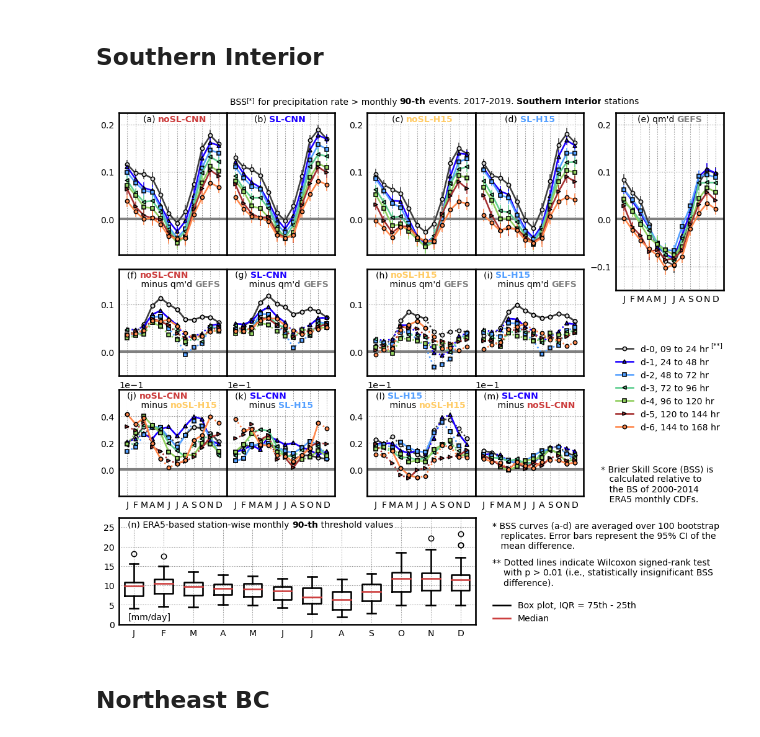
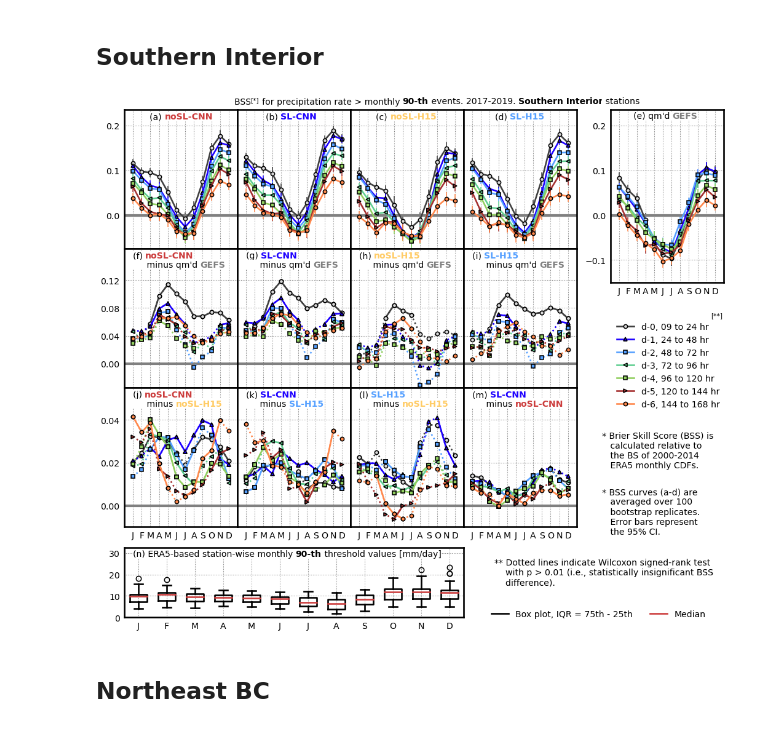
Before and after one commit to yingkaisha/rainbow, a Jupyter notebook: publish/PLOT_BSS_BCH.ipynb, the cells around one changed output. Cells and saved outputs as stored; diff of their text form; code cells hidden in the pictures.

Commit message:
improving figure axis.

```diff
--- a/publish/PLOT_BSS_BCH.ipynb
+++ b/publish/PLOT_BSS_BCH.ipynb
@@ -660,18 +654,18 @@ BSS_std_dict = np.load(save_dir+'BSS_BCH_std_loc1.npy', allow_pickle=True)[()]
 BSS_wilcox = np.load(save_dir+'BSS_BCH_wilcox_loc1.npy', allow_pickle=True)[()]
 # %%
 # 1st row
-YLIM0 = [-0.075, 0.225]
-YLIM1 = [-0.075, 0.225]
+YLIM0 = [-0.075, 0.235]
+YLIM1 = [-0.075, 0.235]
 YLIM = YLIM1
-YLIM_gfs = [-0.15, 0.225]
+YLIM_gfs = [-0.15, 0.235]
 
 # 2nd row
-YLIM_diff00 = [-0.05, 0.175]
-YLIM_diff01 = [-0.05, 0.175]
+YLIM_diff00 = [-0.035, 0.165]
+YLIM_diff01 = [-0.035, 0.165]
 
 # 3rd row
-YLIM_diff1 = [-0.02, 0.06]
-YLIM_diff2 = [-0.02, 0.06]
+YLIM_diff1 = [-0.01, 0.055]
+YLIM_diff2 = [-0.01, 0.055]
 
 labels = ['d-0, 09 to 24 hr',
           'd-1, 24 to 48 hr',
@@ -681,16 +675,16 @@ labels = ['d-0, 09 to 24 hr',
           'd-5, 120 to 144 hr',
           'd-6, 144 to 168 hr']
 
-h_ratio = np.array([1, 0.1, 0.75, 0.1, 0.75, 0.15, 0.75])
-w_ratio = np.array([1, 1, 0.3, 1, 1, 0.3, 1])
+h_ratio = np.array([1, 1, 1, 0.15, 0.5])
+w_ratio = np.array([1, 1, 1, 1, 0.3, 1])
 
 fig = plt.figure(figsize=(13, 11), dpi=dpi_)
-gs = gridspec.GridSpec(7, 7, height_ratios=h_ratio, width_ratios=w_ratio)
+gs = gridspec.GridSpec(5, 6, height_ratios=h_ratio, width_ratios=w_ratio)
 
-ax00 = plt.subplot(gs[0, 0]); ax01 = plt.subplot(gs[0, 1]); ax02 = plt.subplot(gs[0, 3]); ax03 = plt.subplot(gs[0, 4]);
-ax10 = plt.subplot(gs[2, 0]); ax11 = plt.subplot(gs[2, 1]); ax12 = plt.subplot(gs[2, 3]); ax13 = plt.subplot(gs[2, 4]);
-ax20 = plt.subplot(gs[4, 0]); ax21 = plt.subplot(gs[4, 1]); ax22 = plt.subplot(gs[4, 3]); ax23 = plt.subplot(gs[4, 4]);
-ax_box = plt.subplot(gs[6, :4])
+ax00 = plt.subplot(gs[0, 0]); ax01 = plt.subplot(gs[0, 1]); ax02 = plt.subplot(gs[0, 2]); ax03 = plt.subplot(gs[0, 3]);
+ax10 = plt.subplot(gs[1, 0]); ax11 = plt.subplot(gs[1, 1]); ax12 = plt.subplot(gs[1, 2]); ax13 = plt.subplot(gs[1, 3]);
+ax20 = plt.subplot(gs[2, 0]); ax21 = plt.subplot(gs[2, 1]); ax22 = plt.subplot(gs[2, 2]); ax23 = plt.subplot(gs[2, 3]);
+ax_box = plt.subplot(gs[4, :3])
 
 plt.subplots_adjust(0, 0, 1, 1, hspace=0, wspace=0)
 
@@ -705,7 +699,7 @@ handle_title = []
 handle_lines = []
 
 wx = 1.0/w_ratio.sum()
-dx = 4.6/w_ratio.sum()
+dx = 4.3/w_ratio.sum()
 hx = 1.0/h_ratio.sum()
 locx = 1.0
 
@@ -715,7 +709,7 @@ AX_gfs.append(fig.add_axes([dx, locx-h_, wx, h_]))
 
 AX_all = AX0 + AX1 + AX2 + AX_gfs
 
-AX_left = [ax00, ax02, ax10, ax12, ax20, ax22, AX_gfs[0]]
+AX_left = [ax00, ax10, ax20, AX_gfs[0]]
 AX_bottom = [ax20, ax21, ax22, ax23, AX_gfs[0]]
 
 for i, ax in enumerate(AX_all):
@@ -740,16 +734,13 @@ for ax in AX_bottom:
 ax_box = gu.ax_decorate_box(ax_box)
 ax_box.xaxis.set_tick_params(labelsize=fontsize)
 ax_box.yaxis.set_tick_params(labelsize=fontsize)
-ax_box.set_ylim([0, 27.5])
+ax_box.set_ylim([0, 32.5])
 ax_box.grid(linewidth=1.0, linestyle=':', color='0.5')
 ax_box.tick_params(labelleft=True)
 ax_box.tick_params(labelbottom=True)
 ax_box.set_xticklabels(['J', 'F', 'M', 'A', 'M', 'J', 'J', 'A', 'S', 'O', 'N', 'D'])
-handle_title.append(ax_box.text(0.025, 0.025, '[mm/day]', ha='left', va='bottom',
-                                fontsize=fontsize, transform=ax_box.transAxes))
 
 methods_plot = ['bcnn', 'scnn', 'base', 'sl']
-
 methods_diff1 = ['bcnn', 'scnn', 'sl', 'scnn']
 methods_diff2 = ['base', 'sl', 'base', 'bcnn']
 
@@ -757,7 +748,7 @@ fontsize_list = [fontsize,]*5
 fontweight_list = ['normal', 'bold', 'normal', 'bold', 'normal']
 
 x_start0 = 0.225
-y_start0 = 0.985
+y_start0 = 0.9825
 
 x_start1 = 0.2
 y_start1 = 0.9825
@@ -765,7 +756,7 @@ y_start1 = 0.9825
 x_start2 = 0.075
 y_start2 = 0.9825
 
-dd = 0.085
+dd = 0.065
 handle_title += gu.string_partial_format(fig, ax00, x_start0, y_start0, 'left', 'top',
                                          ['(a) ', 'noSL-CNN', ], ['k', red], fontsize_list, fontweight_list)
 handle_title += gu.string_partial_format(fig, ax01, x_start0+0.025, y_start0, 'left', 'top',
@@ -885,23 +876,19 @@ for i in range(2, 4):
 AX_gfs[0].set_yticks([-0.1, 0, 0.1, 0.2])
 
 for i in [0, 1]:
-    AX_diff[0][i].set_yticks([0, 0.1,]);
+    AX_diff[0][i].set_yticks([0, 0.04, 0.08, 0.12]);
 
 for i in [2, 3]:
-    AX_diff[0][i].set_yticks([0, 0.1,]);
+    AX_diff[0][i].set_yticks([0, 0.04, 0.08, 0.12]);
 
 for i in [0, 1]:
-    AX_diff[1][i].ticklabel_format(axis='y', scilimits=(-1, -1))
     AX_diff[1][i].set_yticks([0, 0.02, 0.04]);
-    AX_diff[1][i].yaxis.offsetText.set_fontsize(14)
 
 for i in [2, 3]:
-    AX_diff[1][i].ticklabel_format(axis='y', scilimits=(-1, -1))
     AX_diff[1][i].set_yticks([0, 0.02, 0.04]);
-    AX_diff[1][i].yaxis.offsetText.set_fontsize(14)
 
 # ---------- title ---------- #
-ax_t1 = fig.add_axes([0.5*(5.6-3.55)/5.6, 1.0, (3.55/5.6), 0.03])
+ax_t1 = fig.add_axes([0.5*(5.6-3.55)/5.6, 1.0, (3.55/5.6), 0.025])
 ax_t1.set_axis_off()
 handle_title += gu.string_partial_format(fig, ax_t1, 0, 1.0, 'left', 'top',
                 ['BSS    for precipitation rate > monthly ', '90-th', ' events. 2017-2019. ', 'Southern Interior', ' stations'],
@@ -910,14 +897,14 @@ handle_title += gu.string_partial_format(fig, ax_t1, 0, 1.0, 'left', 'top',
 handle_title.append(ax_t1.text(0.0435, 0.999, '[*]', ha='left', va='top', fontsize=10, transform=ax_t1.transAxes))
 
 handle_title += gu.string_partial_format(fig, ax_box, 0.025, 0.975, 'left', 'top',
-                ['(n) ERA5-based station-wise monthly ', '90-th', ' threshold values'],
+                ['(n) ERA5-based station-wise monthly ', '90-th', ' threshold values [mm/day]'],
                 ['k',]*3, fontsize_list, ['normal', 'bold', 'normal'])
 
 # ---------- legend and words ---------- #
 pad = 0.0
 
 # legend BSS lines
-ax_lg1 = fig.add_axes([4.6/5.6, 0.925/3.6-pad, 1/5.6, 1/3.2])
+ax_lg1 = fig.add_axes([4.6/5.6, 1.05/3.6+pad, 1/5.6, 1/3.2])
 ax_lg1.set_axis_off()
 LG1 = ax_lg1.legend(handles=handle_lines, bbox_to_anchor=(1.035, 0.975),
                     ncol=1, prop={'size':fontsize}, fancybox=False);
@@ -926,43 +913,44 @@ LG1.get_frame().set_linewidth(0)
 LG1.get_frame().set_alpha(1.0)
 
 # words
-handle_title.append(ax_lg1.text(0.88, 0.945, '[**]', ha='left', va='top', fontsize=10, transform=ax_lg1.transAxes))
+handle_title.append(ax_lg1.text(0.88, 0.99, '[**]', ha='left', va='top', fontsize=10, transform=ax_lg1.transAxes))
 
-ax_w1 = fig.add_axes([4.6/5.6-0.025, (0.7)/3.6-pad, 1/5.6+0.025, 0.375/3.2])
+ax_w1 = fig.add_axes([4.6/5.6-0.025, 1.05/3.6+pad, 1/5.6+0.025, 0.075])
 ax_w1.set_axis_off()
 ax_w1.text(0, 1, '* Brier Skill Score (BSS) is\n   calculated relative to\n   the BS of 2000-2014\n   ERA5 monthly CDFs.',
           ha='left', va='top', fontsize=fontsize, transform=ax_w1.transAxes);
 
-ax_w2 = fig.add_axes([3.6/5.6-0.025, (0.3)/3.6-pad, 1/5.6+0.025, 0.375/3.2])
+ax_w2 = fig.add_axes([4.6/5.6-0.025, 0.65/3.6+pad, 1/5.6+0.025, 0.075])
 ax_w2.set_axis_off()
-ax_w2.text(0, 1, '* BSS curves (a-d) are averaged over 100 bootstrap\n   replicates. Error bars represent the 95% CI of the\n   mean difference.',
-          ha='left', va='top', fontsize=fontsize, transform=ax_w2.transAxes);
+ax_w2.text(0, 1,
+           '* BSS curves (a-d) are\n   averaged over 100\n   bootstrap replicates.\n   Error bars represent\n   the 95% CI.',
+           ha='left', va='top', fontsize=fontsize, transform=ax_w2.transAxes);
 
-ax_w3 = fig.add_axes([3.6/5.6-0.025, (-0.1)/3.6-pad, 1/5.6+0.025, 0.5/3.2])
+ax_w3 = fig.add_axes([3.6/5.6-0.025, 0.15/3.6+pad, 2/5.6+0.025, 0.075])
 ax_w3.set_axis_off()
 ax_w3.text(0, 1,
            '** Dotted lines indicate Wilcoxon signed-rank test\n    with p > 0.01 (i.e., statistically insignificant BSS\n    difference).',
            ha='left', va='top', fontsize=fontsize, transform=ax_w3.transAxes);
 
 # legend box plot
-ax_lg2 = fig.add_axes([3.6/5.6-0.025, (0.0)/3.6-pad, 0.25, 0.06])
+ax_lg2 = fig.add_axes([3.6/5.6-0.025, 0/3.6+pad, 0.365, 0.03])
 ax_lg2.set_axis_off()
 LG2 = ax_lg2.legend([handle_boxp["boxes"][0], handle_boxp["medians"][0]],
                    ['Box plot, IQR = 75th - 25th', 'Median'],
-                   bbox_to_anchor=(1, 1), ncol=1, prop={'size':fontsize})
+                   bbox_to_anchor=(1, 1), ncol=2, prop={'size':fontsize})
 LG2.get_frame().set_facecolor('none')
 LG2.get_frame().set_linewidth(0)
 LG2.get_frame().set_alpha(1.0)
 # -------------------------------------- #
 
 for handle in handle_title:
     handle.set_bbox(dict(facecolor='w', pad=0.5, edgecolor='none', zorder=2))
 
 if need_publish:
     # Save figure
     fig.savefig(fig_dir+'AnEn_BCH_BSS_southern.png', format='png', **fig_keys)
 # %% [output]
-[figure, old version]
+[figure, new version]
 # %% [markdown]
 ## Northeast BC
 # %%
```
Also changed, not shown: parts of 2 cells of this notebook.
